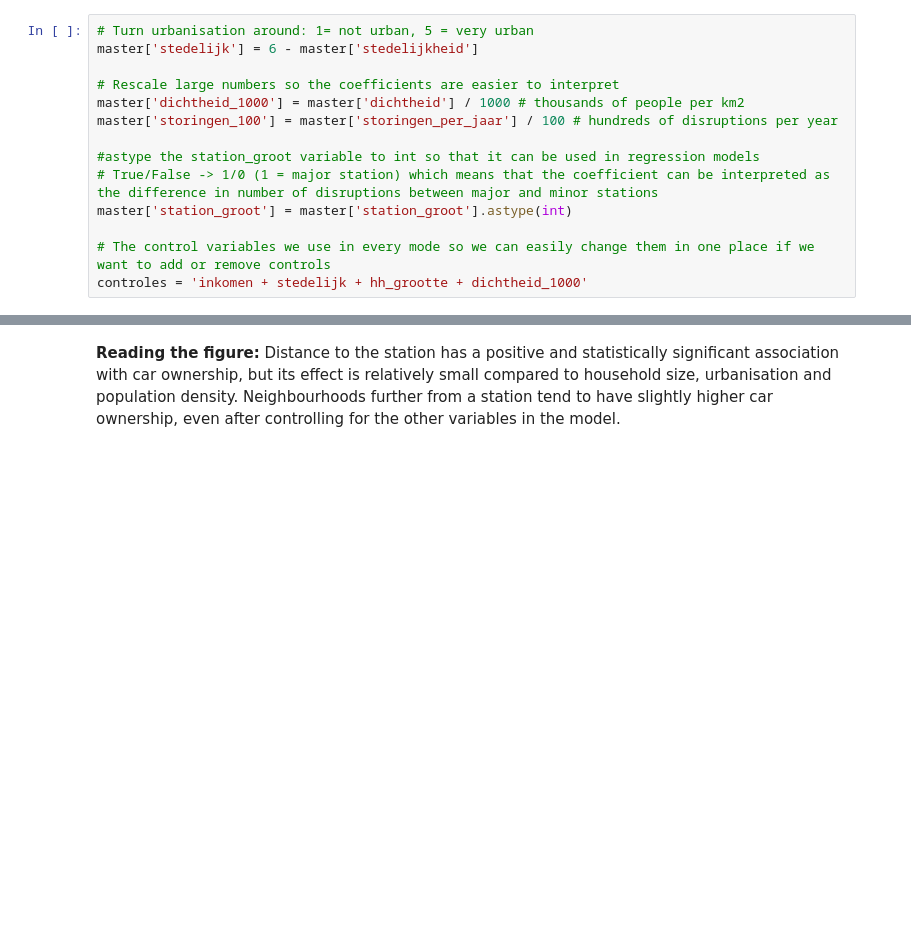
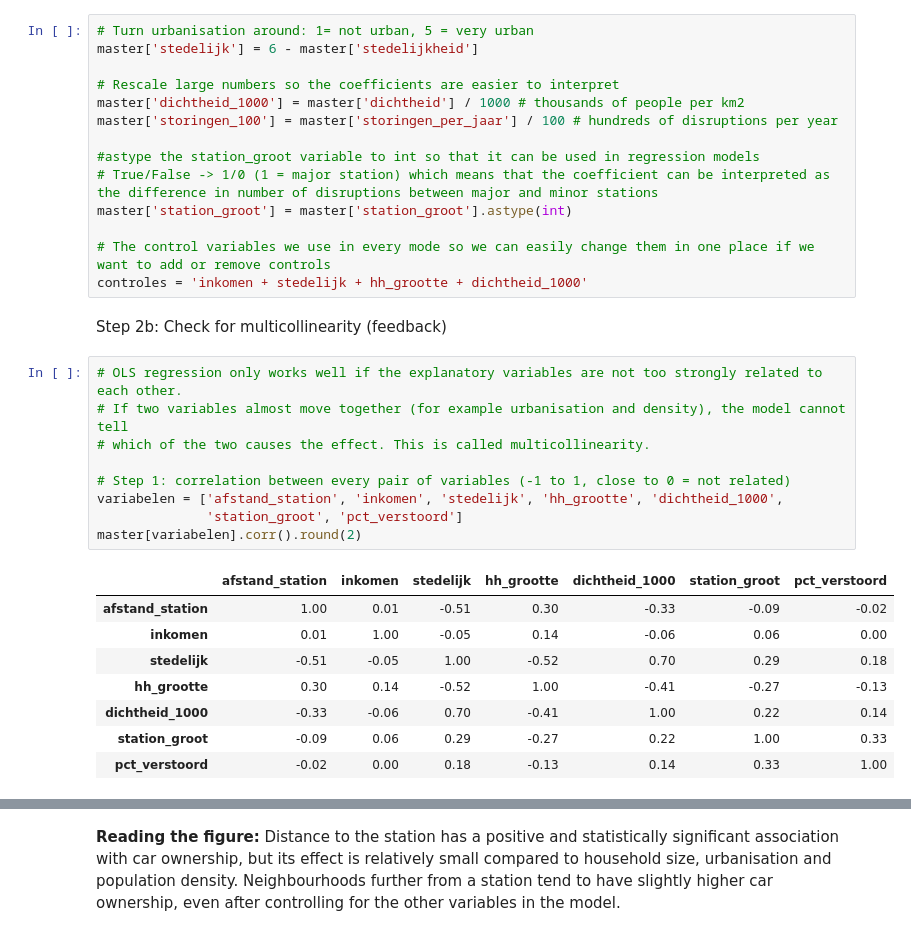
Before and after one commit to MarlijnJanssen/TIL6022-Project-Group19, a Jupyter notebook: Phase7_regression_analysis.ipynb, the cells around one changed output, grey strips where cells are left out. Saved outputs shown, nothing was run; the diff lists cells and outputs as text; blank space fills up the shorter version.

Commit message:
ik heb wat dingen veranderd en de feedback verwerk

```diff
--- a/Phase7_regression_analysis.ipynb
+++ b/Phase7_regression_analysis.ipynb
@@ -41,3 +41,23 @@ master['station_groot'] = master['station_groot'].astype(int)
 
 # The control variables we use in every mode so we can easily change them in one place if we want to add or remove controls
 controles = 'inkomen + stedelijk + hh_grootte + dichtheid_1000'
+# %% [markdown]
+Step 2b: Check for multicollinearity (feedback)
+# %%
+# OLS regression only works well if the explanatory variables are not too strongly related to each other.
+# If two variables almost move together (for example urbanisation and density), the model cannot tell
+# which of the two causes the effect. This is called multicollinearity.
+
+# Step 1: correlation between every pair of variables (-1 to 1, close to 0 = not related)
+variabelen = ['afstand_station', 'inkomen', 'stedelijk', 'hh_grootte', 'dichtheid_1000',
+              'station_groot', 'pct_verstoord']
+master[variabelen].corr().round(2)
+# %% [output]
+|  | afstand_station | inkomen | stedelijk | hh_grootte | dichtheid_1000 | station_groot | pct_verstoord |
+| afstand_station | 1.00 | 0.01 | -0.51 | 0.30 | -0.33 | -0.09 | -0.02 |
+| inkomen | 0.01 | 1.00 | -0.05 | 0.14 | -0.06 | 0.06 | 0.00 |
+| stedelijk | -0.51 | -0.05 | 1.00 | -0.52 | 0.70 | 0.29 | 0.18 |
+| hh_grootte | 0.30 | 0.14 | -0.52 | 1.00 | -0.41 | -0.27 | -0.13 |
+| dichtheid_1000 | -0.33 | -0.06 | 0.70 | -0.41 | 1.00 | 0.22 | 0.14 |
+| station_groot | -0.09 | 0.06 | 0.29 | -0.27 | 0.22 | 1.00 | 0.33 |
+| pct_verstoord | -0.02 | 0.00 | 0.18 | -0.13 | 0.14 | 0.33 | 1.00 |
```
Also changed, not shown: parts of 25 cells of this notebook, 4 other files.
